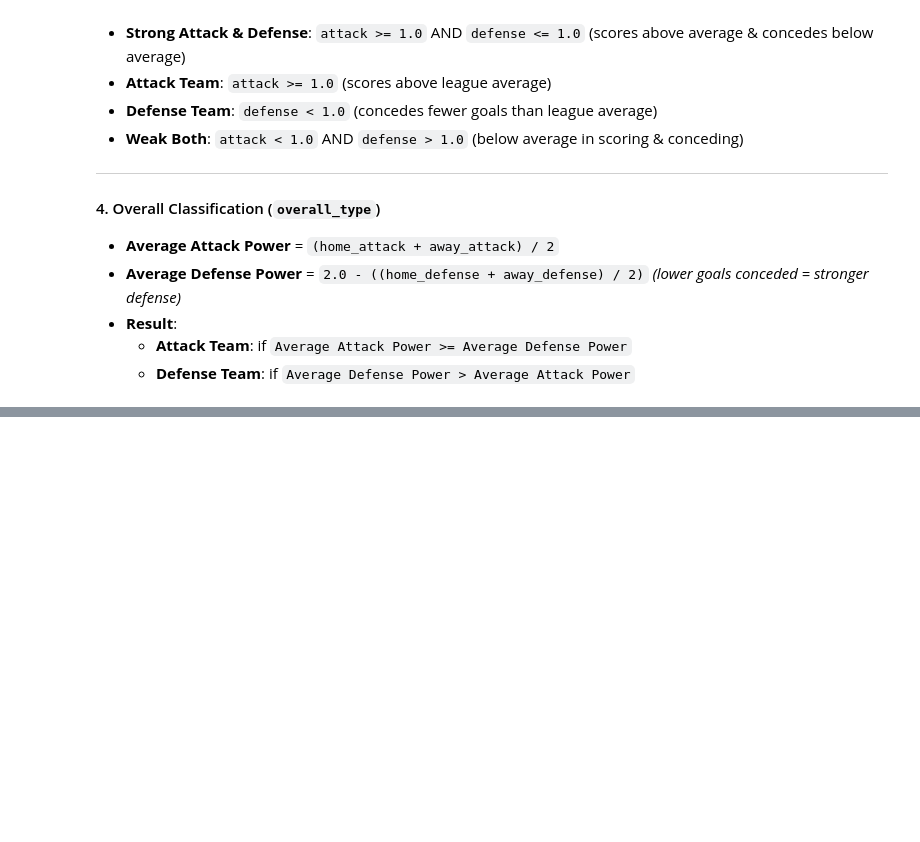
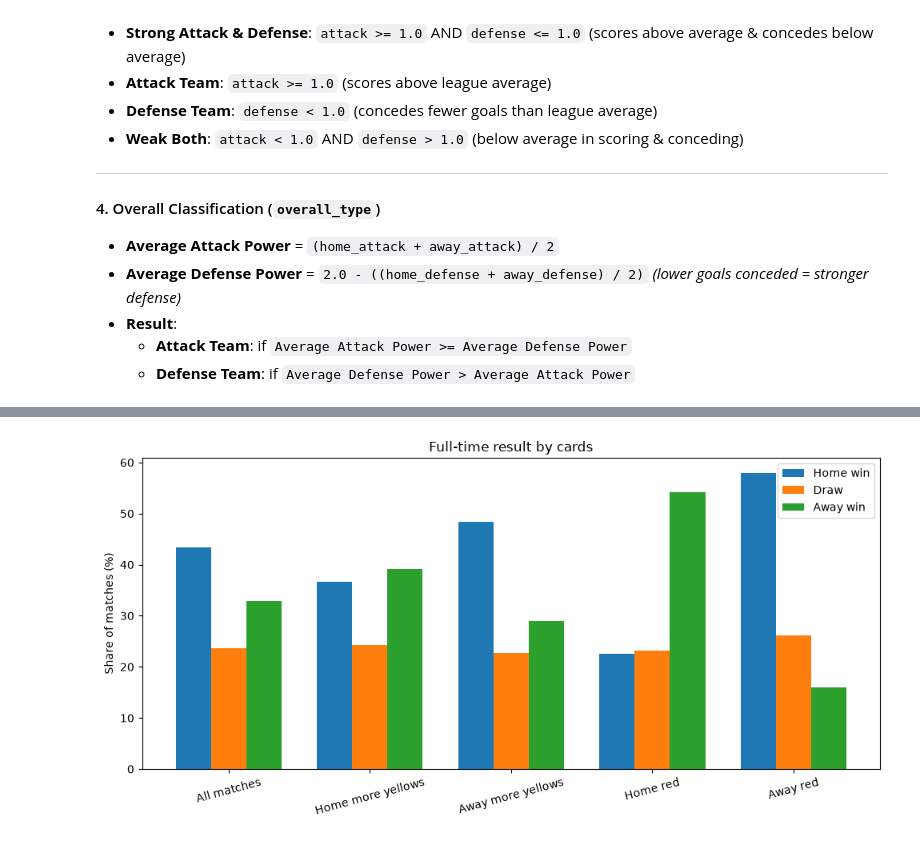
Before and after one commit to kkathait/D501_Final_Project, a Jupyter notebook: data relation/data_check.ipynb, the cells around one changed output, grey strips where cells are left out. Drawn from its saved outputs; the diff is of its cells as text; code cells hidden in the pictures; blank space fills up the shorter version.

```diff
--- a/data relation/data_check.ipynb
+++ b/data relation/data_check.ipynb
@@ -384,0 +392,20 @@ League Avg Away Goals: 1.312
+# %%
+def result_pct(mask):
+    g = df.loc[mask, "FTR"]
+    pct = (g.value_counts(normalize=True) * 100).reindex(["H", "D", "A"]).fillna(0)
+    return pd.Series({
+        "n": int(mask.sum()),
+        "Home win": pct["H"],
+        "Draw": pct["D"],
+        "Away win": pct["A"],
+    })
+
+cards = pd.DataFrame({
+    "All matches": result_pct(df["FTR"].notna()),
+    "Home more yellows": result_pct(df["HY"] > df["AY"]),
+    "Away more yellows": result_pct(df["AY"] > df["HY"]),
+    "Home red": result_pct(df["HR"] > 0),
+    "Away red": result_pct(df["AR"] > 0),
+}).T
+
+cards.round(1)
@@ -384,0 +419,20 @@ League Avg Away Goals: 1.312
+# %%
+import matplotlib.pyplot as plt
+
+plot_cols = ["Home win", "Draw", "Away win"]
+x = range(len(cards))
+width = 0.25
+
+fig, ax = plt.subplots(figsize=(10, 5))
+for i, col in enumerate(plot_cols):
+    ax.bar([p + (i - 1) * width for p in x], cards[col], width, label=col)
+
+ax.set_xticks(list(x))
+ax.set_xticklabels(cards.index, rotation=15)
+ax.set_ylabel("Share of matches (%)")
+ax.set_title("Full-time result by cards")
+ax.legend()
+fig.tight_layout()
+plt.show()
+# %% [output]
+[figure, added]
```
Also changed, not shown: parts of 15 cells of this notebook, 6 other files.
